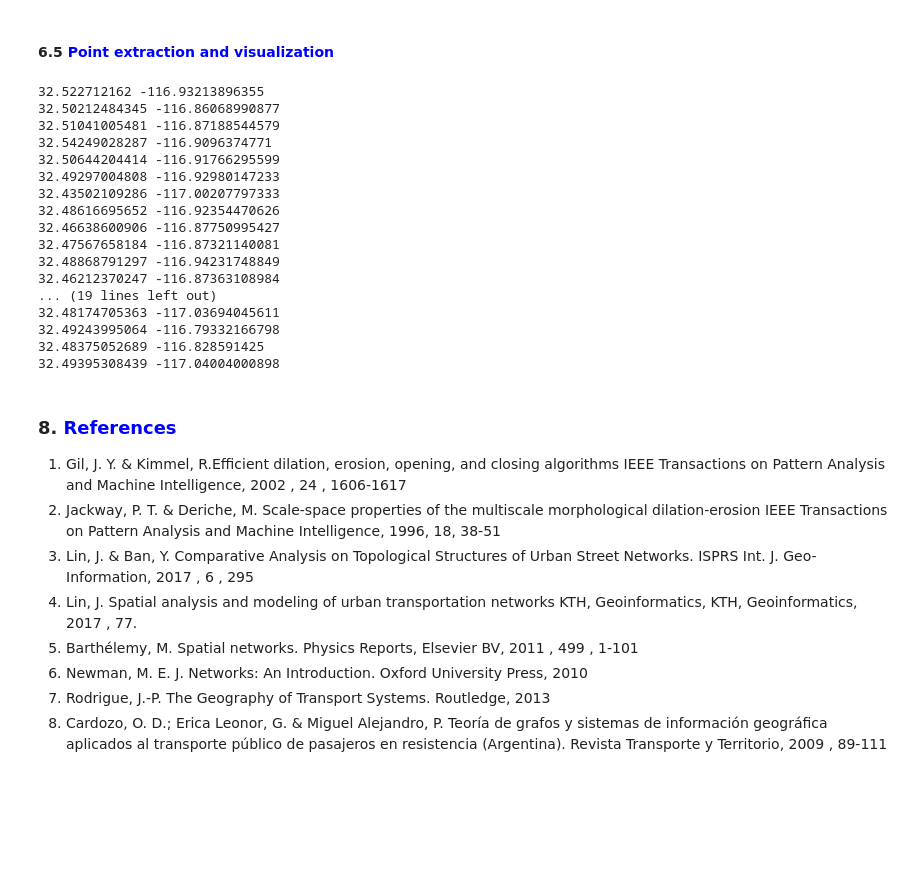
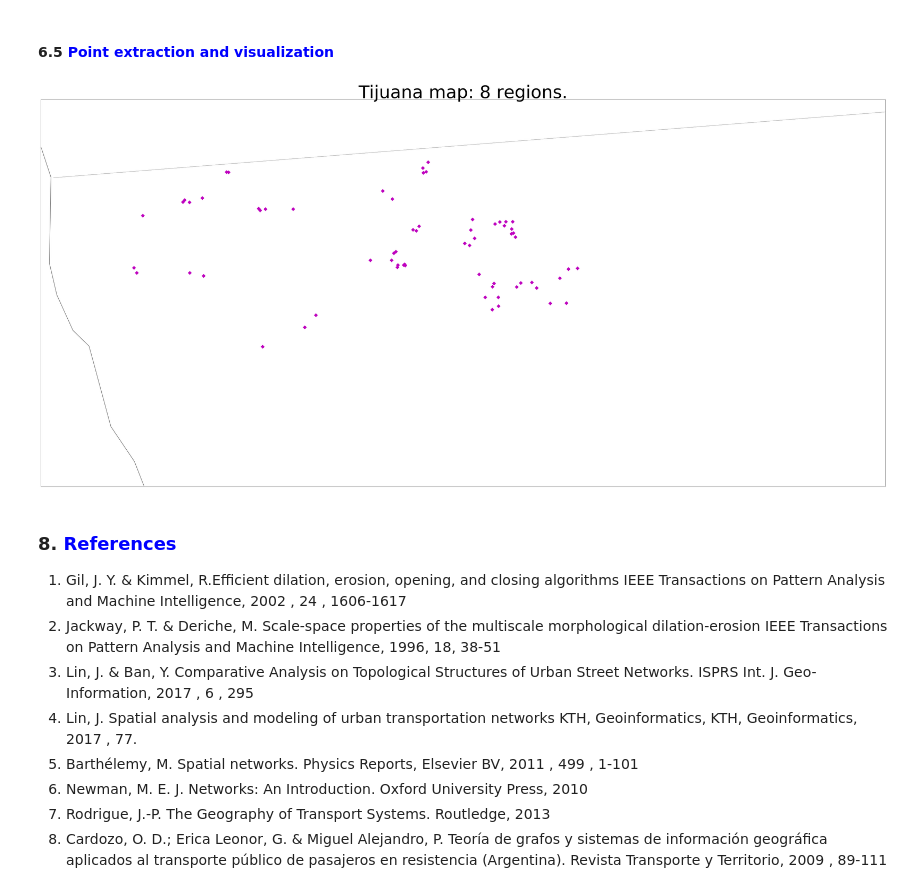
Before and after one commit to ahiralesc/tijuana_vehicle_network_analysis, a Jupyter notebook: TVM.ipynb, the cells around one changed output. Cells and saved outputs as stored; diff of their text form; code cells hidden in the pictures; blank space fills up the shorter version.

```diff
--- a/TVM.ipynb
+++ b/TVM.ipynb
@@ -1021,33 +1027,29 @@ mti = {    # Metric intervals
 # %%
 helper = TVM_Helper()
 # %%
-locations = helper.locations( mti["ND"][0], mti["ND"][1], nodes,"ND")
+locations = helper.locations( mti["KNN"][0], mti["KNN"][1], nodes,"KNN")
 # %%
 # Solo para agregar los puntos de manera iterativa
+plt.figure(figsize=(60,30))
+plt.title('Tijuana map: 8 regions.', fontsize=70)
+map = Basemap(llcrnrlon=-117.13,llcrnrlat=32.36, urcrnrlon=-116.65,urcrnrlat=32.58,resolution = 'h')
+
+#atributos de mapa
+map.drawcoastlines()
+map.drawcountries()
+map.drawstates()
+
 for t in locations:
-    print(t[0], t[1])
-    # x, y = map(t[0],t[1])
-    # map.plot(x,y, marker='D', markersize=10,color='m')
+    lat = float(t[0])
+    lon = float(t[1])
+    x, y = map(lon,lat)
+    map.plot(x,y, marker='D', markersize=10,color='m')
 
-#agregar las otras caracteristicas del mapa y mostrar
+# map.arcgisimage(service='ESRI_Imagery_World_2D', xpixels = 15000, verbose= True)
+
+plt.show()
 # %% [output]
-32.522712162 -116.93213896355
-32.50212484345 -116.86068990877
-32.51041005481 -116.87188544579
-32.54249028287 -116.9096374771
-32.50644204414 -116.91766295599
-32.49297004808 -116.92980147233
-32.43502109286 -117.00207797333
-32.48616695652 -116.92354470626
-32.46638600906 -116.87750995427
-32.47567658184 -116.87321140081
-32.48868791297 -116.94231748849
-32.46212370247 -116.87363108984
-... (19 lines left out)
-32.48174705363 -117.03694045611
-32.49243995064 -116.79332166798
-32.48375052689 -116.828591425
-32.49395308439 -117.04004000898
+[figure, added]
 # %% [markdown]
 ### <a name="TVM_LIB">8. <span style="color:blue">References</span></a>
 
```
Also changed, not shown: parts of 2 cells of this notebook, 1 other file.
